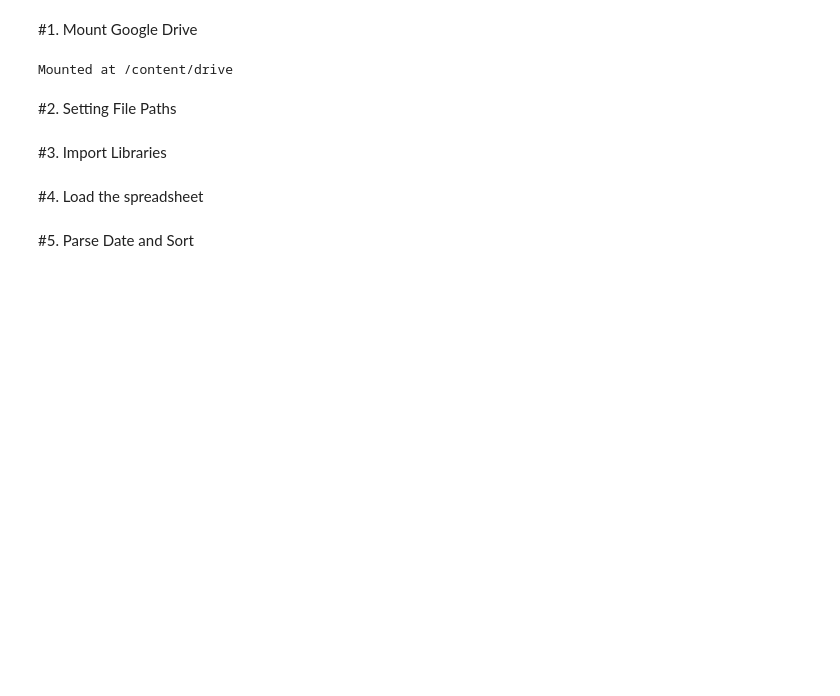
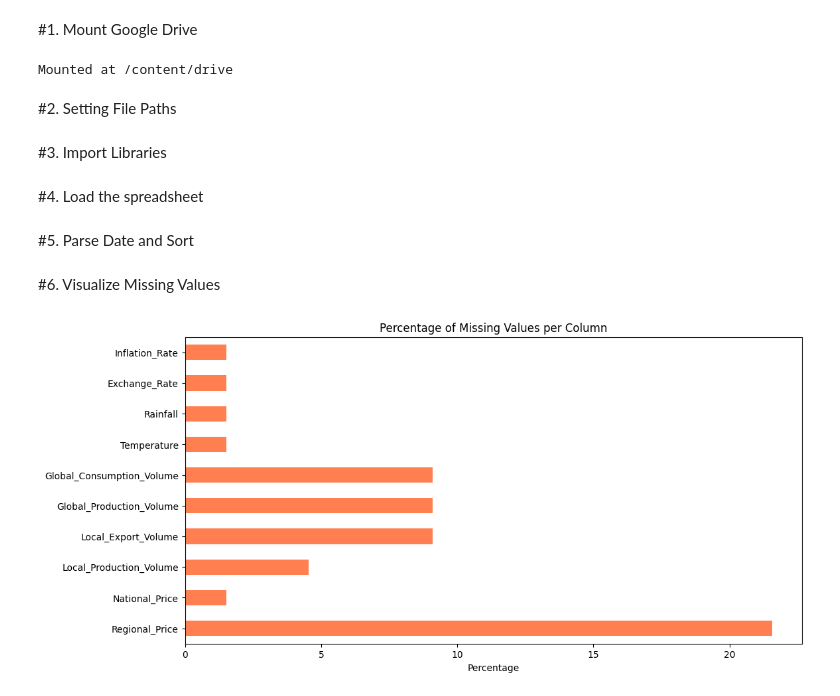
Before and after one commit to vimesh630/Spice_Price_Prediction_VERGER, a Jupyter notebook: Preprocessing_for_Cinnamon_Price_Forecasting_Model.ipynb, the cells around one changed output. Cells and saved outputs as stored; diff of their text form; code cells hidden in the pictures; blank space fills up the shorter version.

Commit message:
Visualizing the missing value percentage of each parameter that used in the dataset to predict the prices.

```diff
--- a/Preprocessing_for_Cinnamon_Price_Forecasting_Model.ipynb
+++ b/Preprocessing_for_Cinnamon_Price_Forecasting_Model.ipynb
@@ -32,3 +32,14 @@ df=pd.read_excel(input_path)
 df['Month'] = pd.to_datetime(df['Month'])
 df = df.sort_values('Month')
 df.set_index('Month', inplace=True)
+# %% [markdown]
+#6. Visualize Missing Values
+# %%
+plt.figure(figsize=(12, 6))
+missing = df.isnull().mean() * 100
+missing[missing > 0].plot(kind='barh', color='coral')
+plt.title("Percentage of Missing Values per Column")
+plt.xlabel("Percentage")
+plt.show()
+# %% [output]
+[figure, added]
```
